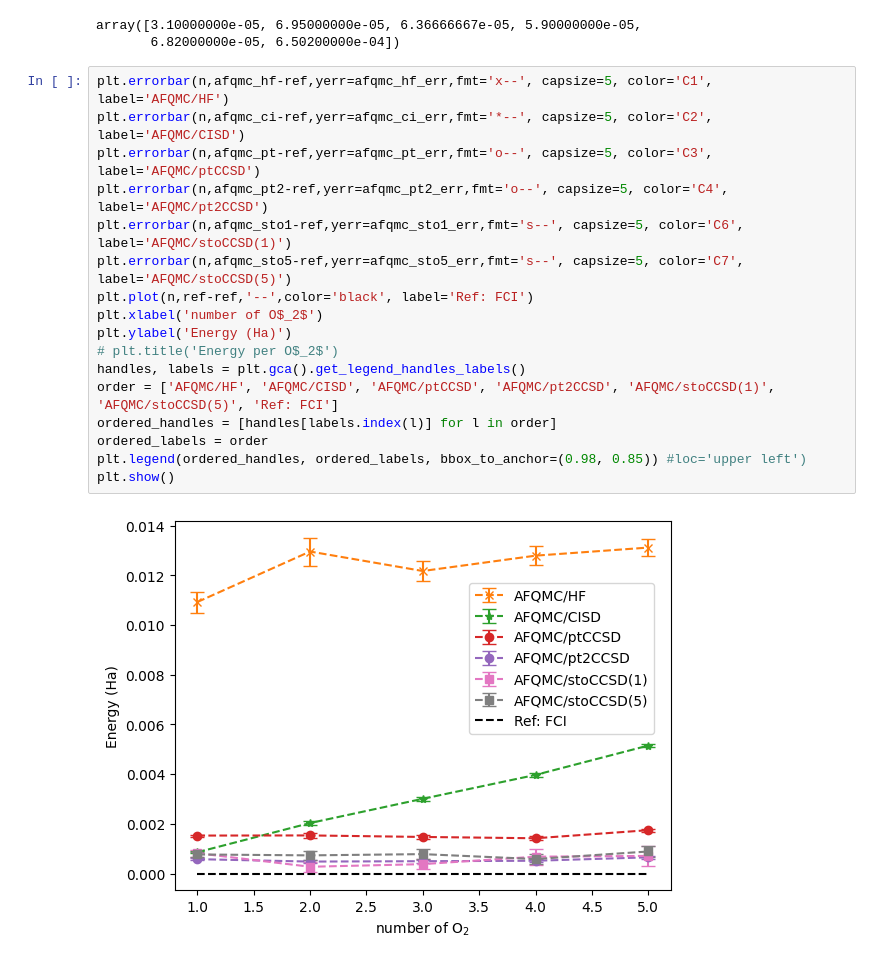
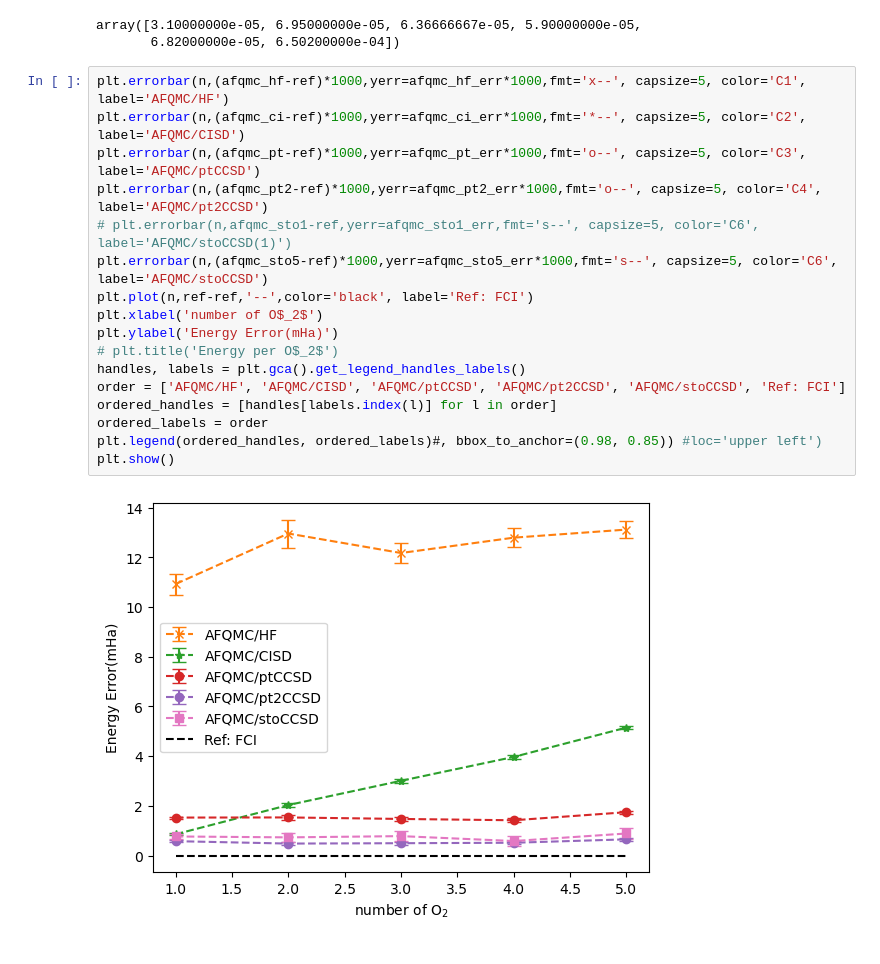
Before and after one commit to zh-yichi/afqmc_ccsd_pt_data, a Jupyter notebook: size/o2.ipynb, the cells around one changed output. Cells and saved outputs as stored; diff of their text form.

```diff
--- a/size/o2.ipynb
+++ b/size/o2.ipynb
@@ -100,21 +100,21 @@ afqmc_sto_err
 array([3.10000000e-05, 6.95000000e-05, 6.36666667e-05, 5.90000000e-05,
        6.82000000e-05, 6.50200000e-04])
 # %%
-plt.errorbar(n,afqmc_hf-ref,yerr=afqmc_hf_err,fmt='x--', capsize=5, color='C1', label='AFQMC/HF')
-plt.errorbar(n,afqmc_ci-ref,yerr=afqmc_ci_err,fmt='*--', capsize=5, color='C2', label='AFQMC/CISD')
-plt.errorbar(n,afqmc_pt-ref,yerr=afqmc_pt_err,fmt='o--', capsize=5, color='C3', label='AFQMC/ptCCSD')
-plt.errorbar(n,afqmc_pt2-ref,yerr=afqmc_pt2_err,fmt='o--', capsize=5, color='C4', label='AFQMC/pt2CCSD')
-plt.errorbar(n,afqmc_sto1-ref,yerr=afqmc_sto1_err,fmt='s--', capsize=5, color='C6', label='AFQMC/stoCCSD(1)')
-plt.errorbar(n,afqmc_sto5-ref,yerr=afqmc_sto5_err,fmt='s--', capsize=5, color='C7', label='AFQMC/stoCCSD(5)')
+plt.errorbar(n,(afqmc_hf-ref)*1000,yerr=afqmc_hf_err*1000,fmt='x--', capsize=5, color='C1', label='AFQMC/HF')
+plt.errorbar(n,(afqmc_ci-ref)*1000,yerr=afqmc_ci_err*1000,fmt='*--', capsize=5, color='C2', label='AFQMC/CISD')
+plt.errorbar(n,(afqmc_pt-ref)*1000,yerr=afqmc_pt_err*1000,fmt='o--', capsize=5, color='C3', label='AFQMC/ptCCSD')
+plt.errorbar(n,(afqmc_pt2-ref)*1000,yerr=afqmc_pt2_err*1000,fmt='o--', capsize=5, color='C4', label='AFQMC/pt2CCSD')
+# plt.errorbar(n,afqmc_sto1-ref,yerr=afqmc_sto1_err,fmt='s--', capsize=5, color='C6', label='AFQMC/stoCCSD(1)')
+plt.errorbar(n,(afqmc_sto5-ref)*1000,yerr=afqmc_sto5_err*1000,fmt='s--', capsize=5, color='C6', label='AFQMC/stoCCSD')
 plt.plot(n,ref-ref,'--',color='black', label='Ref: FCI')
 plt.xlabel('number of O$_2$')
-plt.ylabel('Energy (Ha)')
+plt.ylabel('Energy Error(mHa)')
 # plt.title('Energy per O$_2$')
 handles, labels = plt.gca().get_legend_handles_labels()
-order = ['AFQMC/HF', 'AFQMC/CISD', 'AFQMC/ptCCSD', 'AFQMC/pt2CCSD', 'AFQMC/stoCCSD(1)', 'AFQMC/stoCCSD(5)', 'Ref: FCI']
+order = ['AFQMC/HF', 'AFQMC/CISD', 'AFQMC/ptCCSD', 'AFQMC/pt2CCSD', 'AFQMC/stoCCSD', 'Ref: FCI']
 ordered_handles = [handles[labels.index(l)] for l in order]
 ordered_labels = order
-plt.legend(ordered_handles, ordered_labels, bbox_to_anchor=(0.98, 0.85)) #loc='upper left')
+plt.legend(ordered_handles, ordered_labels)#, bbox_to_anchor=(0.98, 0.85)) #loc='upper left')
 plt.show()
 # %% [output]
-[figure, old version]
+[figure, new version]
```
Also changed, not shown: 5 other files.
